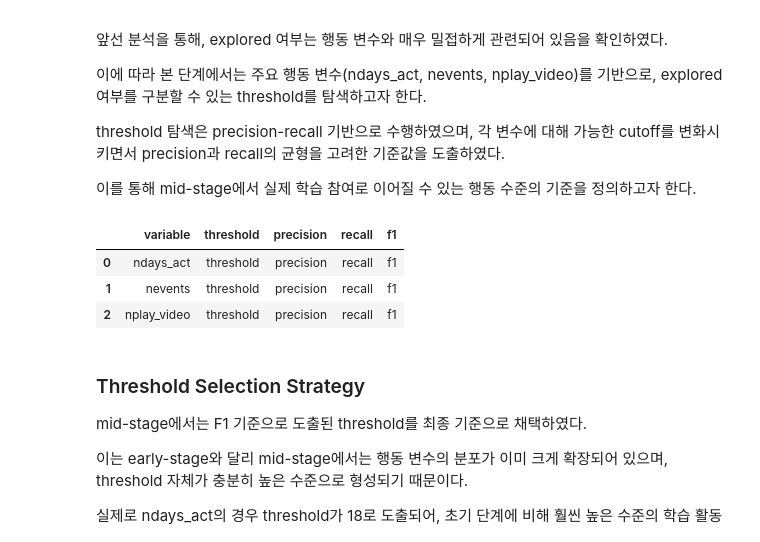
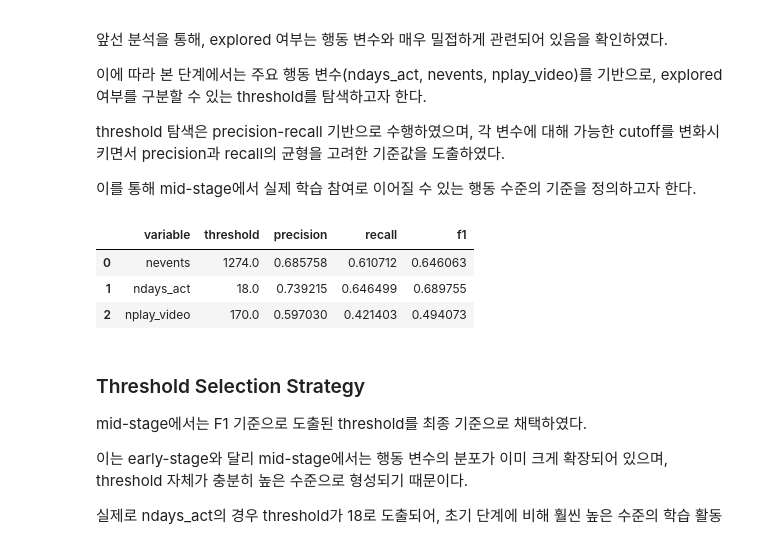
Before and after one commit to Ojirokim/data-analysis-practical-project, a Jupyter notebook: 김규열/mooc_funnel_threshold_analysis.ipynb, the cells around one changed output. Drawn from its saved outputs; the diff is of its cells as text; code cells hidden in the pictures.

```diff
--- a/김규열/mooc_funnel_threshold_analysis.ipynb
+++ b/김규열/mooc_funnel_threshold_analysis.ipynb
@@ -349,6 +349,13 @@ duration 분포를 바탕으로,
 이에 따라 duration ≤ 14일을 초기 이탈 구간으로 정의하고,
 이를 기준으로 학습자를 구분하여 추가 분석을 수행한다.
 # %%
+df_viewed = df[df["viewed"] == 1].copy()
+
+# duration 필요 → 결측 제거
+df_viewed = df_viewed[df_viewed["duration"].notna()].copy()
+
+# 초기 이탈 정의
 df_viewed["early_dropout"] = (df_viewed["duration"] <= 14).astype(int)
 
-print(df_viewed["early_dropout"].value_counts())
+# ROC용 positive class
+df_viewed["sustained"] = (df_viewed["duration"] > 14).astype(int)
@@ -683,32 +682,30 @@ def find_pr_threshold(x, y):
         "f1": f1_scores[idx]
     }
 # %%
+cols = ["nevents", "ndays_act", "nplay_video"]
 y = df_v["explored"]
-
-cols = ["ndays_act", "nevents", "nplay_video"]
 
 f1_results = []
 
 for col in cols:
     x = df_v[col].fillna(0)
-
-    thr, p, r, f1 = find_pr_threshold(x, y)
+    result = find_pr_threshold(x, y)
 
     f1_results.append({
         "variable": col,
-        "threshold": thr,
-        "precision": p,
-        "recall": r,
-        "f1": f1
+        "threshold": result["threshold"],
+        "precision": result["precision"],
+        "recall": result["recall"],
+        "f1": result["f1"]
     })
 
 f1_df = pd.DataFrame(f1_results)
-f1_df
+display(f1_df)
 # %% [output]
 |  | variable | threshold | precision | recall | f1 |
-| 0 | ndays_act | threshold | precision | recall | f1 |
-| 1 | nevents | threshold | precision | recall | f1 |
-| 2 | nplay_video | threshold | precision | recall | f1 |
+| 0 | nevents | 1274.0 | 0.685758 | 0.610712 | 0.646063 |
+| 1 | ndays_act | 18.0 | 0.739215 | 0.646499 | 0.689755 |
+| 2 | nplay_video | 170.0 | 0.597030 | 0.421403 | 0.494073 |
 # %% [markdown]
 ### Threshold Selection Strategy
 
```
Also changed, not shown: parts of 5 cells of this notebook.
